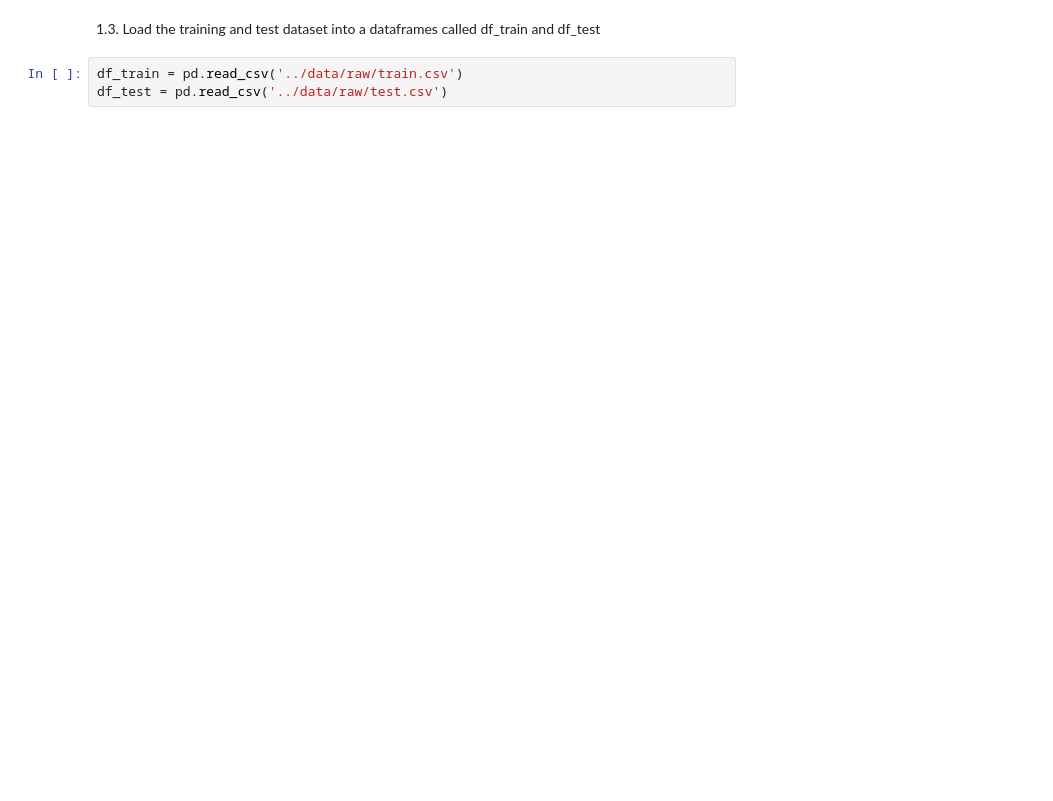
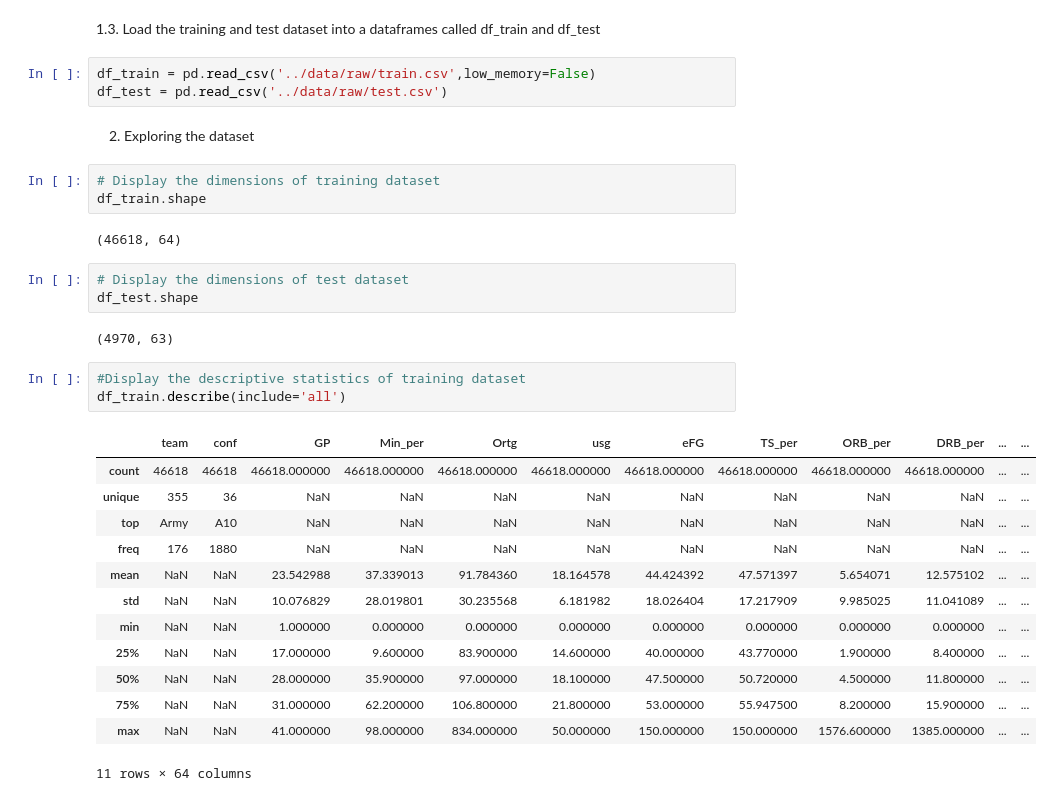
Before and after one commit to Paiynthalir/Kaggle1_NBADraft, a Jupyter notebook: notebooks/paiynthalir_nallamuthu-24715435-week1_baseline.ipynb, the cells around one changed output. Saved outputs shown, nothing was run; the diff lists cells and outputs as text; blank space fills up the shorter version.

```diff
--- a/notebooks/paiynthalir_nallamuthu-24715435-week1_baseline.ipynb
+++ b/notebooks/paiynthalir_nallamuthu-24715435-week1_baseline.ipynb
@@ -16,5 +17,34 @@ import numpy as np
 # %% [markdown]
 1.3. Load the training and test dataset into a dataframes called df_train and df_test
 # %%
-df_train = pd.read_csv('../data/raw/train.csv')
+df_train = pd.read_csv('../data/raw/train.csv',low_memory=False)
 df_test = pd.read_csv('../data/raw/test.csv')
+# %% [markdown]
+2. Exploring the dataset
+# %%
+# Display the dimensions of training dataset
+df_train.shape
+# %% [output]
+(46618, 64)
+# %%
+# Display the dimensions of test dataset
+df_test.shape
+# %% [output]
+(4970, 63)
+# %%
+#Display the descriptive statistics of training dataset
+df_train.describe(include='all')
+# %% [output]
+|  | team | conf | GP | Min_per | Ortg | usg | eFG | TS_per | ORB_per | DRB_per | ... | ... |
+| count | 46618 | 46618 | 46618.000000 | 46618.000000 | 46618.000000 | 46618.000000 | 46618.000000 | 46618.000000 | 46618.000000 | 46618.000000 | ... | ... |
+| unique | 355 | 36 | NaN | NaN | NaN | NaN | NaN | NaN | NaN | NaN | ... | ... |
+| top | Army | A10 | NaN | NaN | NaN | NaN | NaN | NaN | NaN | NaN | ... | ... |
+| freq | 176 | 1880 | NaN | NaN | NaN | NaN | NaN | NaN | NaN | NaN | ... | ... |
+| mean | NaN | NaN | 23.542988 | 37.339013 | 91.784360 | 18.164578 | 44.424392 | 47.571397 | 5.654071 | 12.575102 | ... | ... |
+| std | NaN | NaN | 10.076829 | 28.019801 | 30.235568 | 6.181982 | 18.026404 | 17.217909 | 9.985025 | 11.041089 | ... | ... |
+| min | NaN | NaN | 1.000000 | 0.000000 | 0.000000 | 0.000000 | 0.000000 | 0.000000 | 0.000000 | 0.000000 | ... | ... |
+| 25% | NaN | NaN | 17.000000 | 9.600000 | 83.900000 | 14.600000 | 40.000000 | 43.770000 | 1.900000 | 8.400000 | ... | ... |
+| 50% | NaN | NaN | 28.000000 | 35.900000 | 97.000000 | 18.100000 | 47.500000 | 50.720000 | 4.500000 | 11.800000 | ... | ... |
+| 75% | NaN | NaN | 31.000000 | 62.200000 | 106.800000 | 21.800000 | 53.000000 | 55.947500 | 8.200000 | 15.900000 | ... | ... |
+| max | NaN | NaN | 41.000000 | 98.000000 | 834.000000 | 50.000000 | 150.000000 | 150.000000 | 1576.600000 | 1385.000000 | ... | ... |
+11 rows × 64 columns
```
Also changed, not shown: parts of 21 cells of this notebook, 3 other files.
